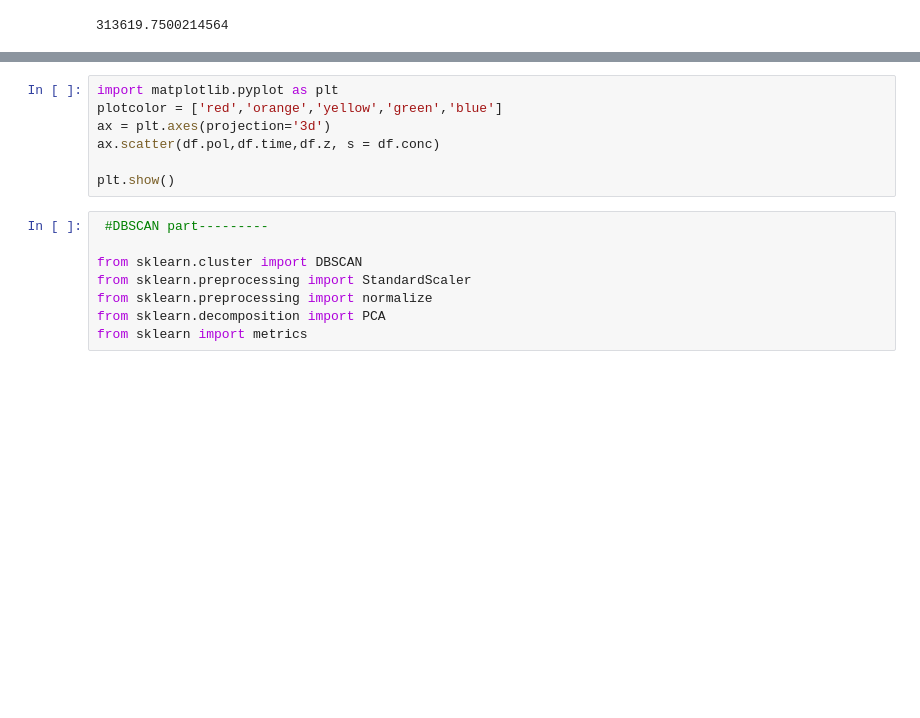
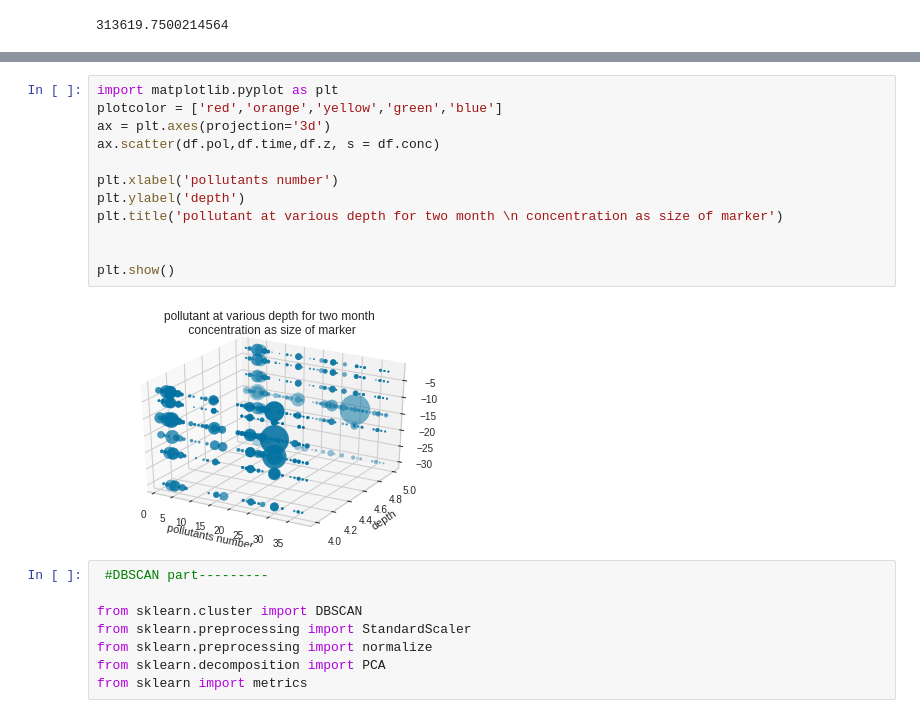
Before and after one commit to DuaneHsa/2022_ML_Earth_Env_Sci, a Jupyter notebook: final_project_renaud.ipynb, the cells around one changed output, grey strips where cells are left out. Cells and saved outputs as stored; diff of their text form; blank space fills up the shorter version.

```diff
--- a/final_project_renaud.ipynb
+++ b/final_project_renaud.ipynb
@@ -117,10 +113,17 @@ NameError: ignored
 # %%
 import matplotlib.pyplot as plt
 plotcolor = ['red','orange','yellow','green','blue']
 ax = plt.axes(projection='3d')
 ax.scatter(df.pol,df.time,df.z, s = df.conc)
 
+plt.xlabel('pollutants number')
+plt.ylabel('depth')
+plt.title('pollutant at various depth for two month \n concentration as size of marker')
+
+
 plt.show()
+# %% [output]
+[figure, added]
 # %%
  #DBSCAN part---------
 
```
Also changed, not shown: parts of 9 cells of this notebook.
